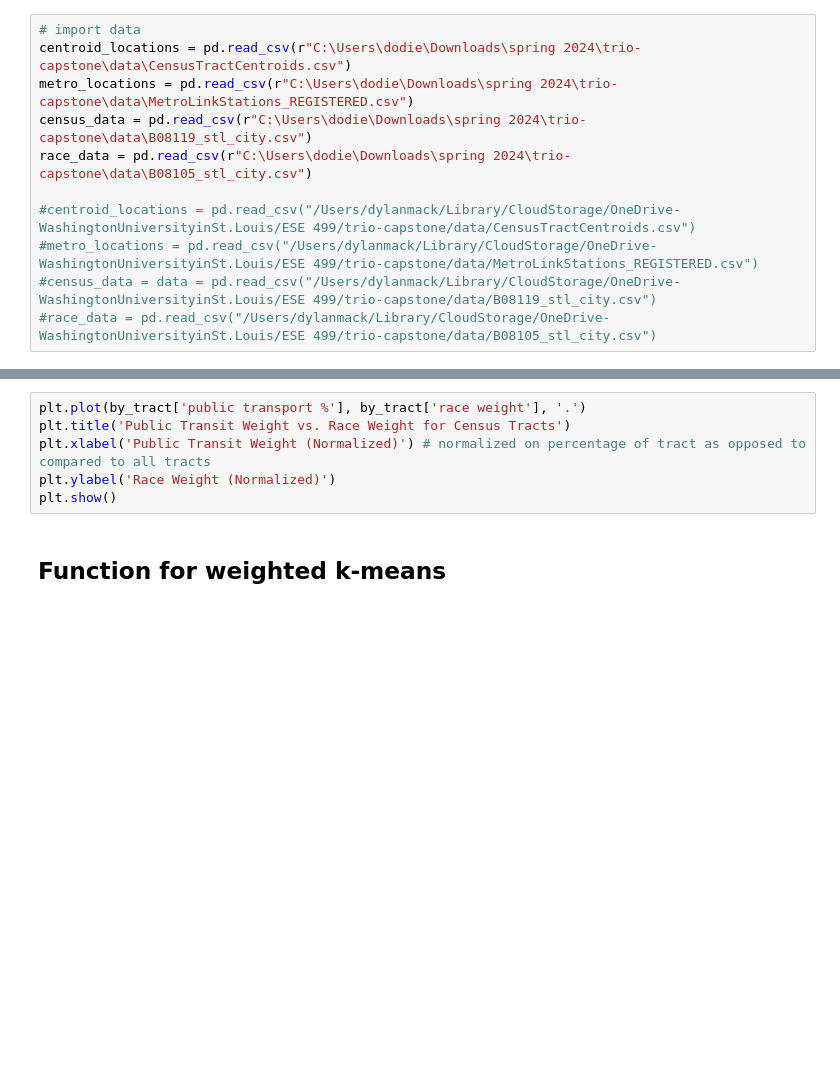
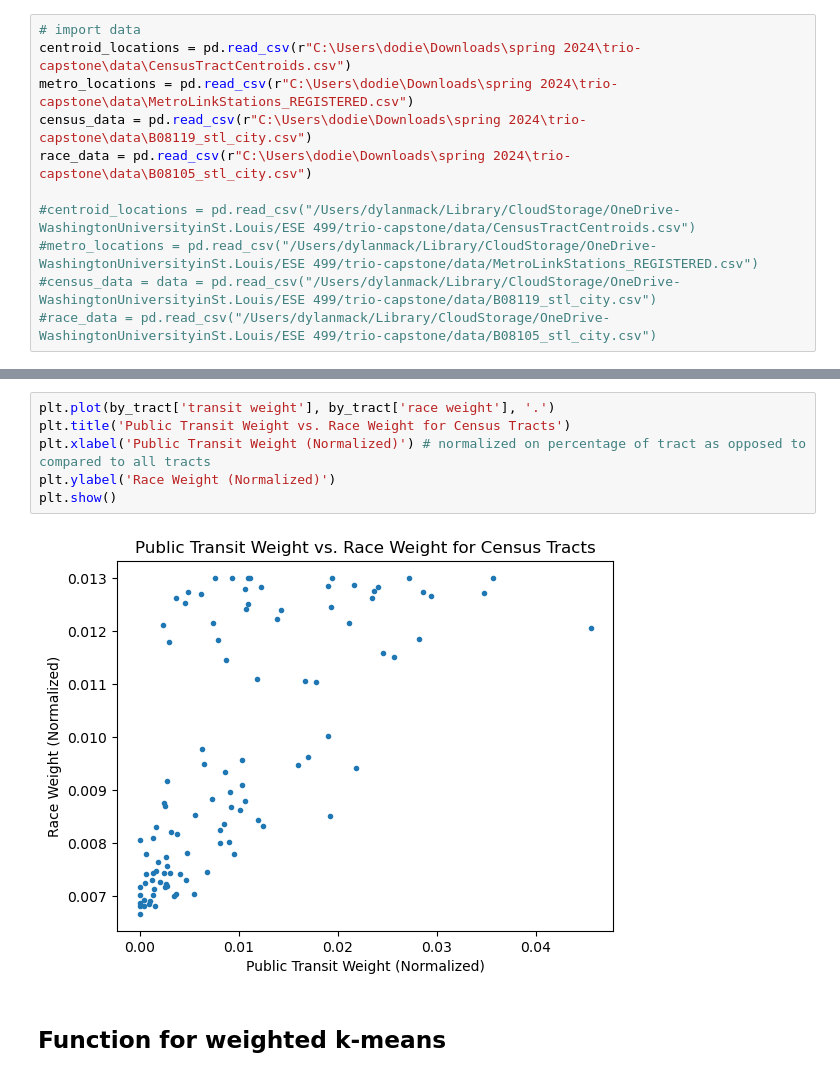
Before and after one commit to juliatompkins/trio-capstone, a Jupyter notebook: algorithms code/k_means.ipynb, the cells around one changed output, grey strips where cells are left out. Drawn from its saved outputs; the diff is of its cells as text; blank space fills up the shorter version.

```diff
--- a/algorithms code/k_means.ipynb
+++ b/algorithms code/k_means.ipynb
@@ -41,9 +48,11 @@ plt.show()
 # %%
-plt.plot(by_tract['public transport %'], by_tract['race weight'], '.')
+plt.plot(by_tract['transit weight'], by_tract['race weight'], '.')
 plt.title('Public Transit Weight vs. Race Weight for Census Tracts')
 plt.xlabel('Public Transit Weight (Normalized)') # normalized on percentage of tract as opposed to compared to all tracts
 plt.ylabel('Race Weight (Normalized)')
 plt.show()
+# %% [output]
+[figure, added]
 # %% [markdown]
 ## Function for weighted k-means
 # %%
```
Also changed, not shown: parts of 9 cells of this notebook, 4 other files.
